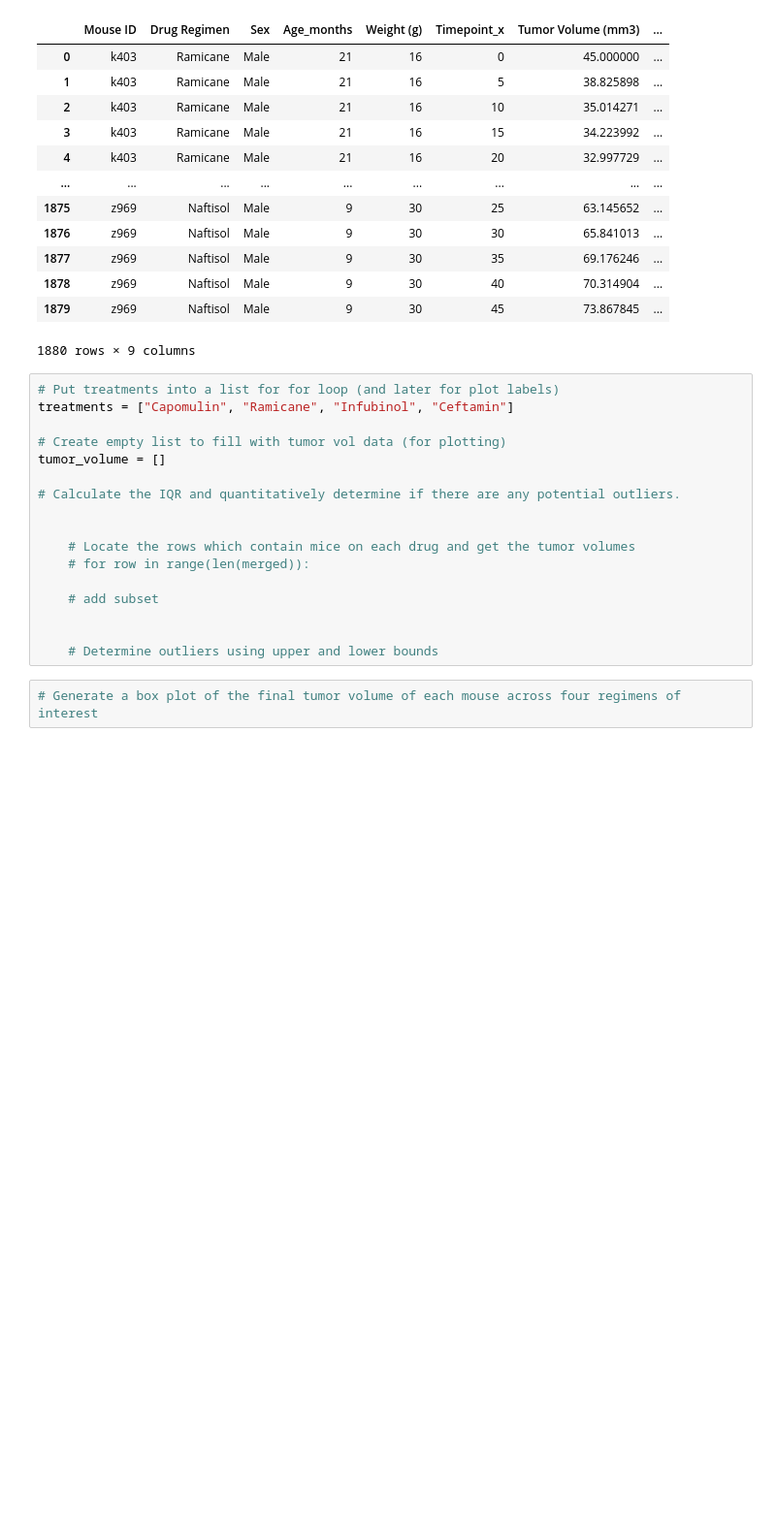
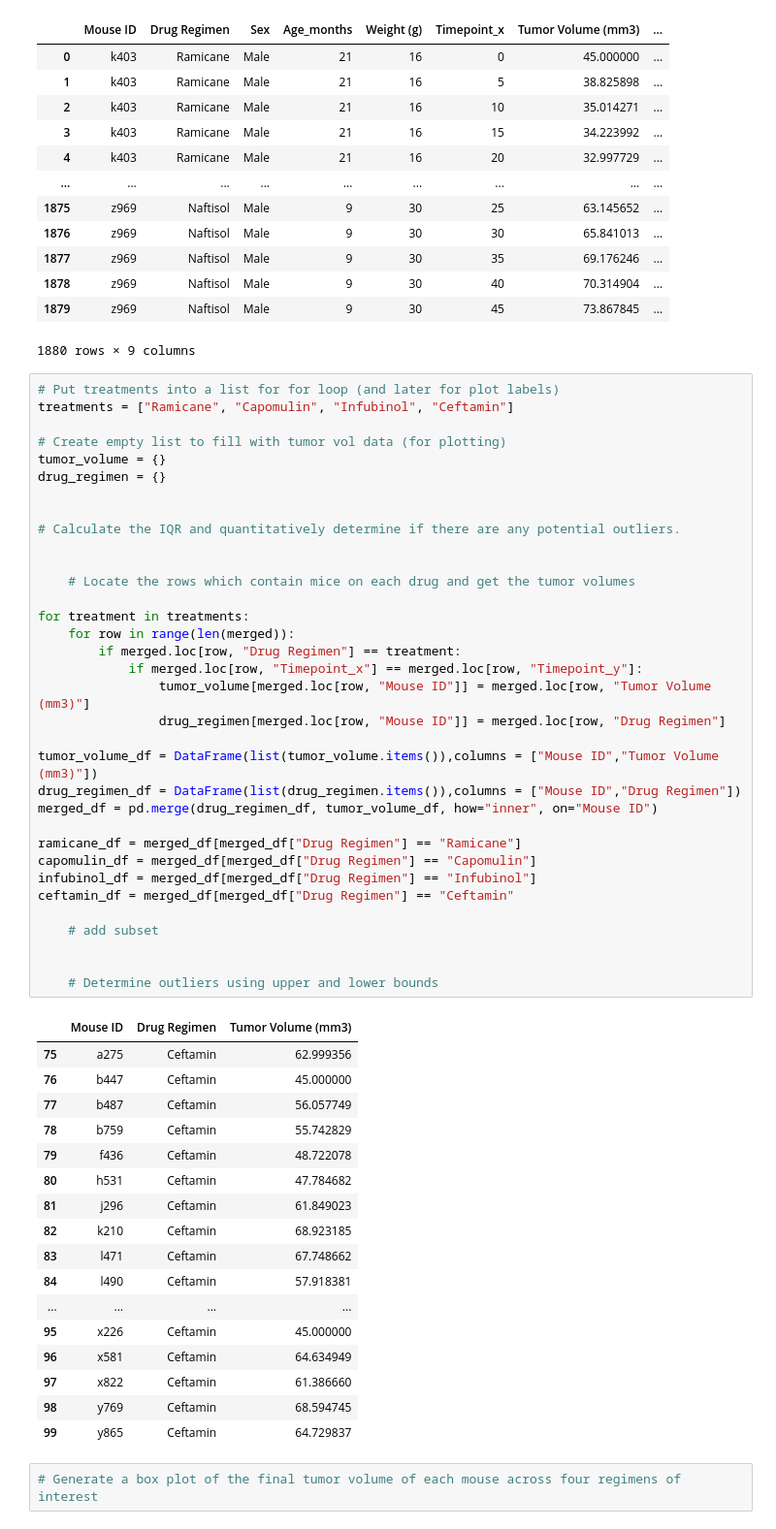
Before and after one commit to markerickson314/pymaceuticals, a Jupyter notebook: pymaceuticals.ipynb, the cells around one changed output. Shown: that part at 97% size. Cells and saved outputs as stored; diff of their text form; blank space fills up the shorter version.

Commit message:
got four dfs with tumor volume for graphing

```diff
--- a/pymaceuticals.ipynb
+++ b/pymaceuticals.ipynb
@@ -224,21 +225,56 @@ merged
 1880 rows × 9 columns
 # %%
 # Put treatments into a list for for loop (and later for plot labels)
-treatments = ["Capomulin", "Ramicane", "Infubinol", "Ceftamin"]
+treatments = ["Ramicane", "Capomulin", "Infubinol", "Ceftamin"]
 
 # Create empty list to fill with tumor vol data (for plotting)
-tumor_volume = []
+tumor_volume = {}
+drug_regimen = {}
+
 
 # Calculate the IQR and quantitatively determine if there are any potential outliers.
 
 
     # Locate the rows which contain mice on each drug and get the tumor volumes
-    # for row in range(len(merged)):
+
+for treatment in treatments:
+    for row in range(len(merged)):
+        if merged.loc[row, "Drug Regimen"] == treatment:
+            if merged.loc[row, "Timepoint_x"] == merged.loc[row, "Timepoint_y"]:
+                tumor_volume[merged.loc[row, "Mouse ID"]] = merged.loc[row, "Tumor Volume (mm3)"]
+                drug_regimen[merged.loc[row, "Mouse ID"]] = merged.loc[row, "Drug Regimen"]
+
+tumor_volume_df = DataFrame(list(tumor_volume.items()),columns = ["Mouse ID","Tumor Volume (mm3)"])
+drug_regimen_df = DataFrame(list(drug_regimen.items()),columns = ["Mouse ID","Drug Regimen"])
+merged_df = pd.merge(drug_regimen_df, tumor_volume_df, how="inner", on="Mouse ID")
+
+ramicane_df = merged_df[merged_df["Drug Regimen"] == "Ramicane"]
+capomulin_df = merged_df[merged_df["Drug Regimen"] == "Capomulin"]
+infubinol_df = merged_df[merged_df["Drug Regimen"] == "Infubinol"]
+ceftamin_df = merged_df[merged_df["Drug Regimen"] == "Ceftamin"
 
     # add subset
 
 
     # Determine outliers using upper and lower bounds
+# %% [output]
+|  | Mouse ID | Drug Regimen | Tumor Volume (mm3) |
+| 75 | a275 | Ceftamin | 62.999356 |
+| 76 | b447 | Ceftamin | 45.000000 |
+| 77 | b487 | Ceftamin | 56.057749 |
+| 78 | b759 | Ceftamin | 55.742829 |
+| 79 | f436 | Ceftamin | 48.722078 |
+| 80 | h531 | Ceftamin | 47.784682 |
+| 81 | j296 | Ceftamin | 61.849023 |
+| 82 | k210 | Ceftamin | 68.923185 |
+| 83 | l471 | Ceftamin | 67.748662 |
+| 84 | l490 | Ceftamin | 57.918381 |
+| ... | ... | ... | ... |
+| 95 | x226 | Ceftamin | 45.000000 |
+| 96 | x581 | Ceftamin | 64.634949 |
+| 97 | x822 | Ceftamin | 61.386660 |
+| 98 | y769 | Ceftamin | 68.594745 |
+| 99 | y865 | Ceftamin | 64.729837 |
 # %%
 # Generate a box plot of the final tumor volume of each mouse across four regimens of interest
 # %% [markdown]
```
Also changed, not shown: parts of 5 cells of this notebook.
